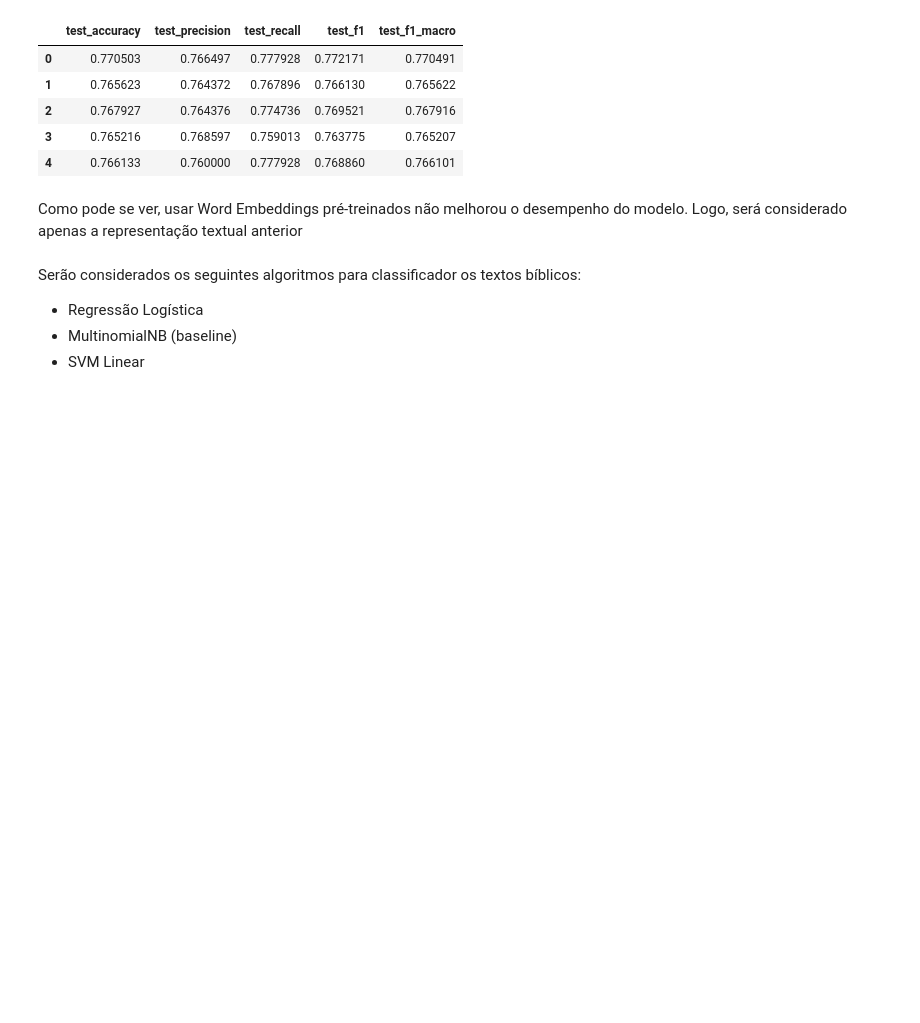
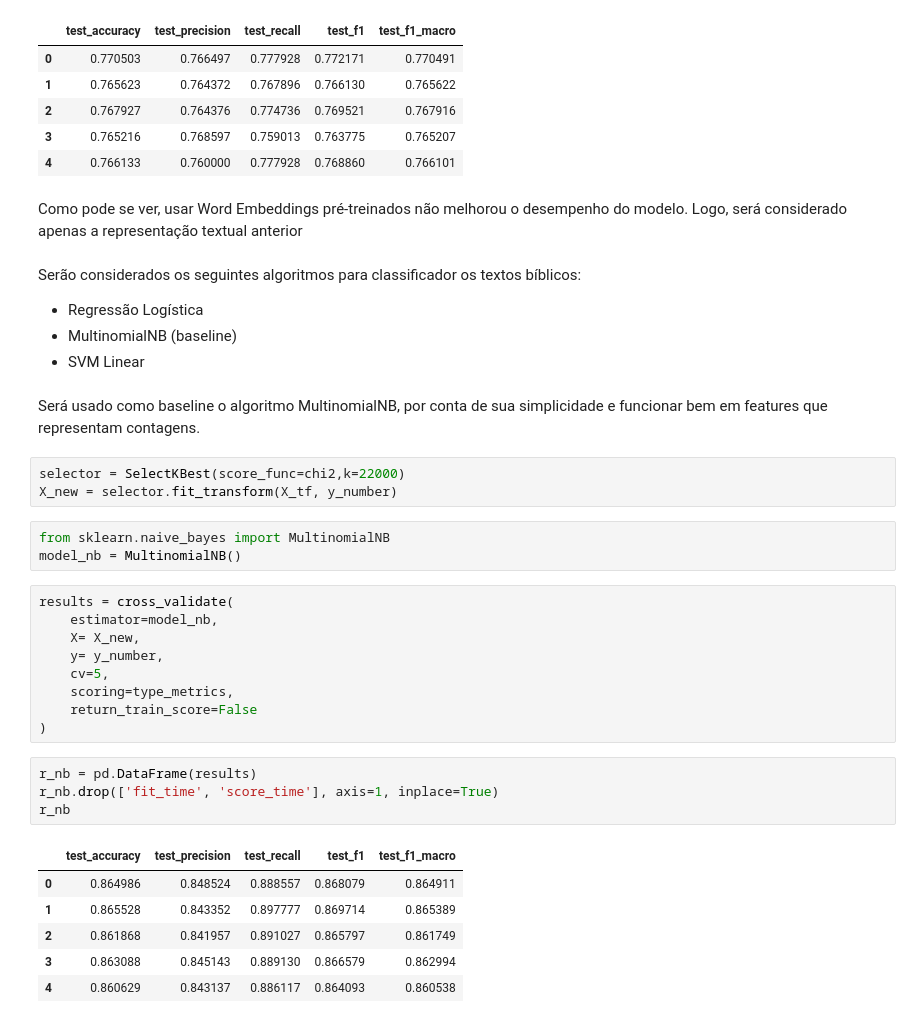
Before and after one commit to Marcos-Med/PLN, a Jupyter notebook: pln.ipynb, the cells around one changed output. Drawn from its saved outputs; the diff is of its cells as text; blank space fills up the shorter version.

Commit message:
nb models

```diff
--- a/pln.ipynb
+++ b/pln.ipynb
@@ -313,3 +313,31 @@ Serão considerados os seguintes algoritmos para classificador os textos bíblic
 - Regressão Logística
 - MultinomialNB (baseline)
 - SVM Linear
+# %% [markdown]
+Será usado como baseline o algoritmo MultinomialNB, por conta de sua simplicidade e funcionar bem em features que representam contagens.
+# %%
+selector = SelectKBest(score_func=chi2,k=22000)
+X_new = selector.fit_transform(X_tf, y_number)
+# %%
+from sklearn.naive_bayes import MultinomialNB
+model_nb = MultinomialNB()
+# %%
+results = cross_validate(
+    estimator=model_nb,
+    X= X_new,
+    y= y_number,
+    cv=5,
+    scoring=type_metrics,
+    return_train_score=False
+)
+# %%
+r_nb = pd.DataFrame(results)
+r_nb.drop(['fit_time', 'score_time'], axis=1, inplace=True)
+r_nb
+# %% [output]
+|  | test_accuracy | test_precision | test_recall | test_f1 | test_f1_macro |
+| 0 | 0.864986 | 0.848524 | 0.888557 | 0.868079 | 0.864911 |
+| 1 | 0.865528 | 0.843352 | 0.897777 | 0.869714 | 0.865389 |
+| 2 | 0.861868 | 0.841957 | 0.891027 | 0.865797 | 0.861749 |
+| 3 | 0.863088 | 0.845143 | 0.889130 | 0.866579 | 0.862994 |
+| 4 | 0.860629 | 0.843137 | 0.886117 | 0.864093 | 0.860538 |
```
Also changed, not shown: parts of 6 cells of this notebook.
